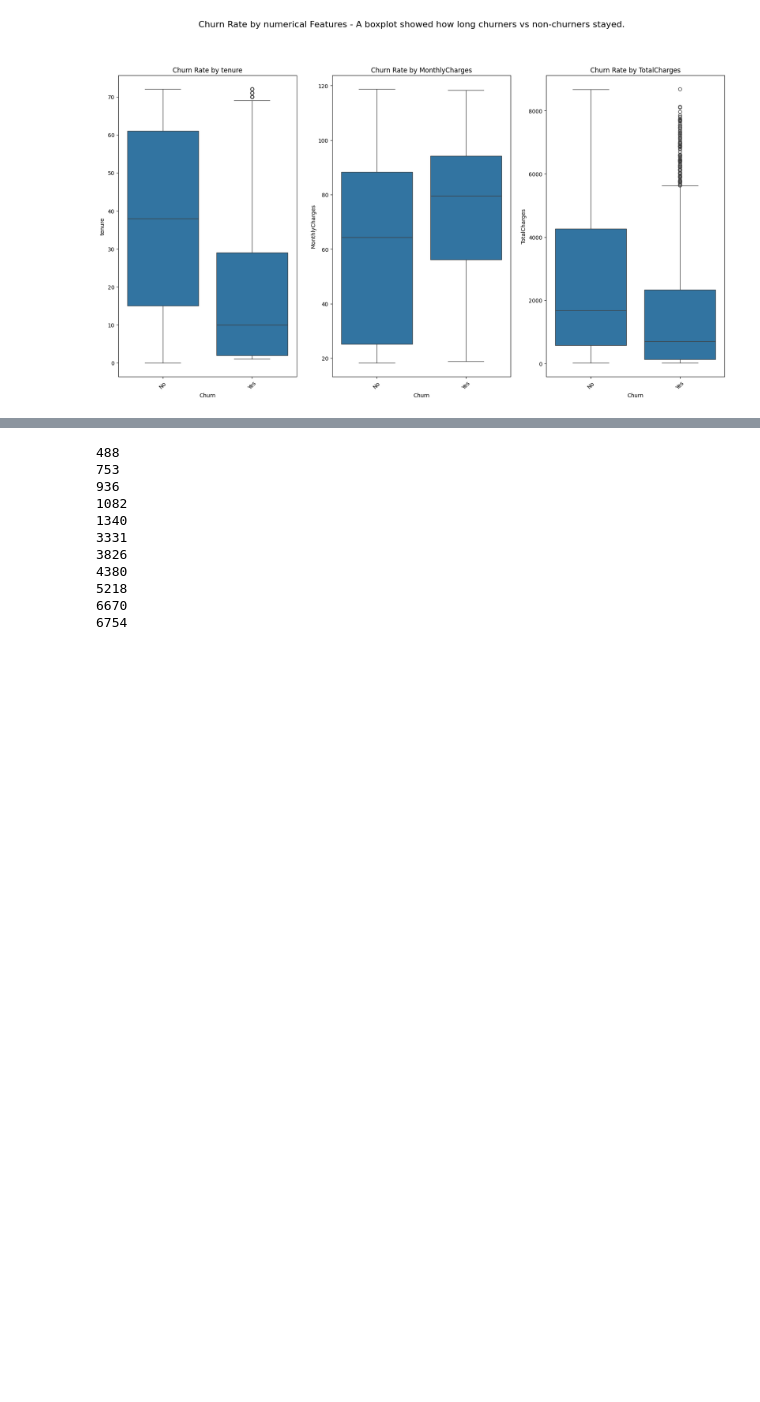
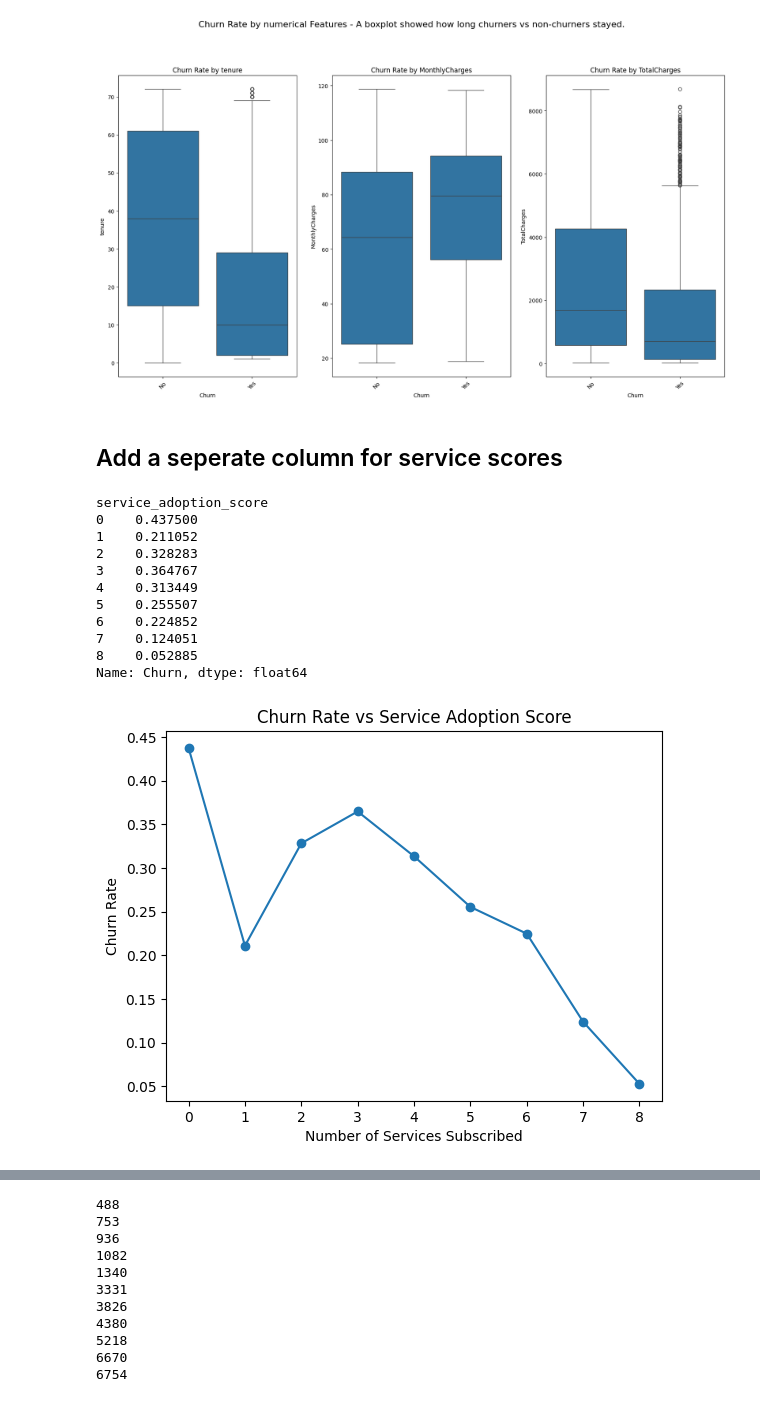
Before and after one commit to ManethNin/Smart-Telco-Churn-Predictor, a Jupyter notebook: EDA/0_handle_missing_vales.ipynb, the cells around one changed output, grey strips where cells are left out. Drawn from its saved outputs; the diff is of its cells as text; code cells hidden in the pictures; blank space fills up the shorter version.

Commit message:
Done a bivariate analysis, make new servoce score feature

```diff
--- a/EDA/0_handle_missing_vales.ipynb
+++ b/EDA/0_handle_missing_vales.ipynb
@@ -82,6 +82,44 @@ for i, col in enumerate(numerical_columns):
 plt.show()
 # %% [output]
 [figure]
+# %% [markdown]
+## Add a seperate column for service scores
+# %%
+# columns indicating whether the customer subscribed to services
+service_cols = [
+    "PhoneService","MultipleLines","OnlineSecurity","OnlineBackup",
+    "DeviceProtection","TechSupport","StreamingTV","StreamingMovies"
+]
+
+# convert Yes=1, No=0, No service=0
+df["service_adoption_score"] = (
+    df[service_cols]
+    .replace({"Yes":1, "No":0, "No internet service":0, "No phone service":0})
+    .sum(axis=1)
+)
+
+# check churn rate by score
+print(df.groupby("service_adoption_score")["Churn"].apply(lambda x: (x=="Yes").mean()))
+
+# plot
+df.groupby("service_adoption_score")["Churn"].apply(lambda x: (x=="Yes").mean()).plot(kind="line", marker="o")
+plt.title("Churn Rate vs Service Adoption Score")
+plt.ylabel("Churn Rate")
+plt.xlabel("Number of Services Subscribed")
+plt.show()
+# %% [output]
+service_adoption_score
+0    0.437500
+1    0.211052
+2    0.328283
+3    0.364767
+4    0.313449
+5    0.255507
+6    0.224852
+7    0.124051
+8    0.052885
+Name: Churn, dtype: float64
+[figure, added]
 # %%
 df
 # %% [output]
```
Also changed, not shown: parts of 8 cells of this notebook.
